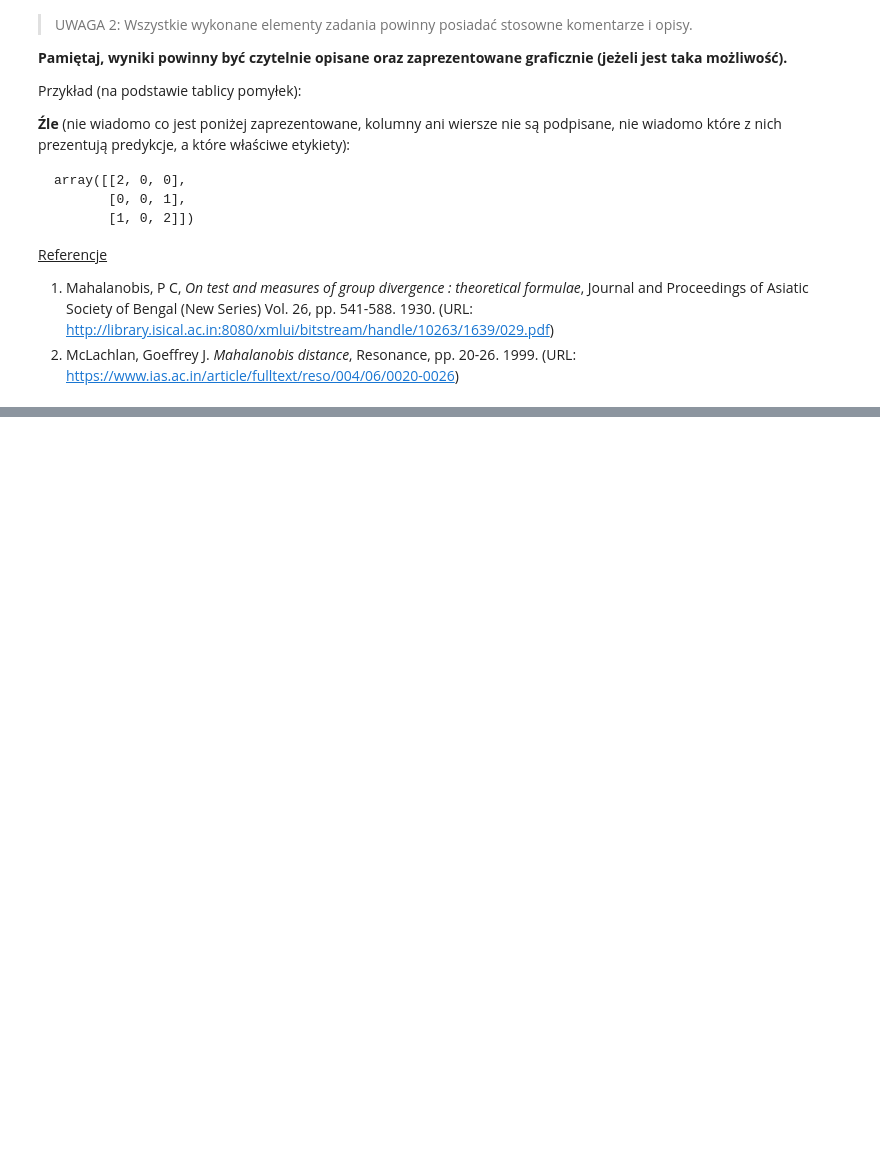
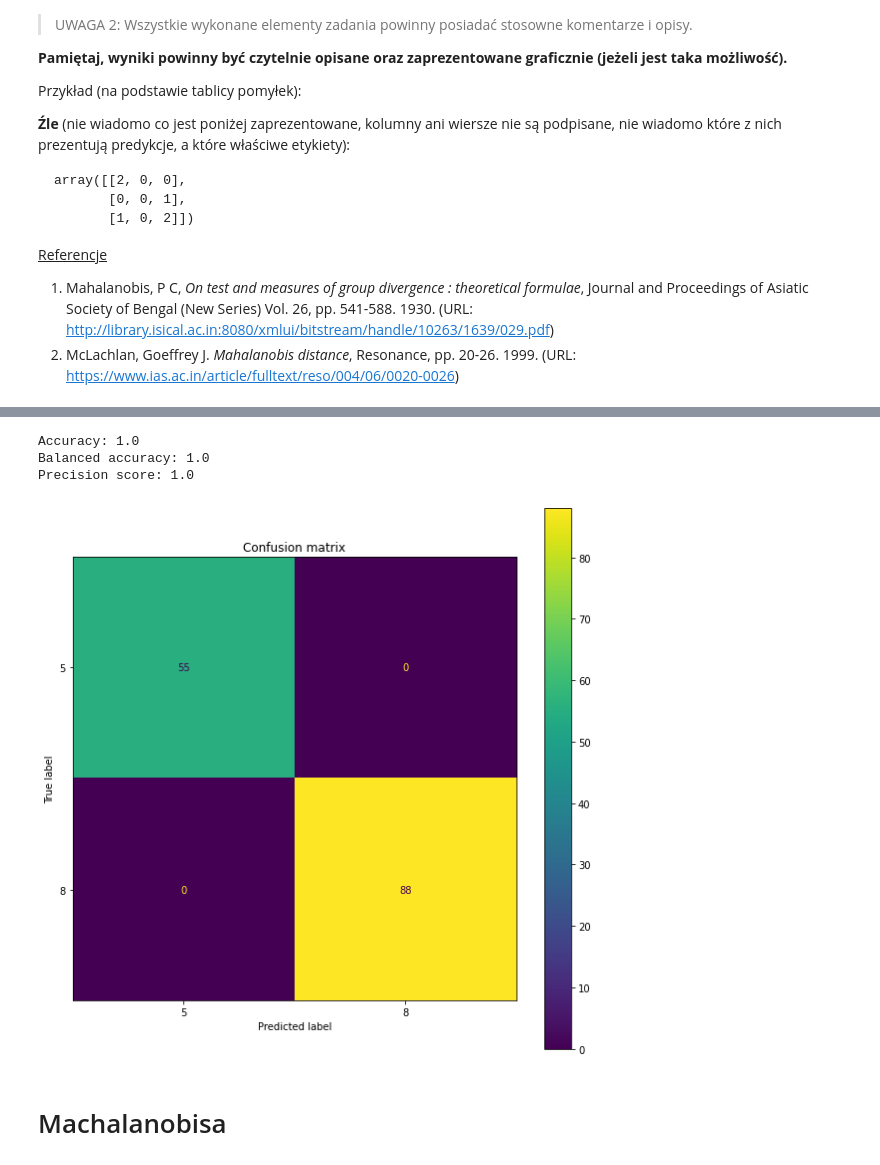
Before and after one commit to bmichas/SwAD, a Jupyter notebook: sad-Lab04/Lab04.ipynb, the cells around one changed output, grey strips where cells are left out. Cells and saved outputs as stored; diff of their text form; code cells hidden in the pictures; blank space fills up the shorter version.

```diff
--- a/sad-Lab04/Lab04.ipynb
+++ b/sad-Lab04/Lab04.ipynb
@@ -198,0 +191,23 @@ Accuracy:  1.0
+# %%
+cm = metrics.confusion_matrix(test_new[:,0], classified[:,0],labels=leaf_classes)
+disp = metrics.ConfusionMatrixDisplay(confusion_matrix=cm, display_labels=leaf_classes)
+disp.plot()
+plt.title('Confusion matrix')
+
+acc = metrics.accuracy_score(test_new[:,0], classified[:,0])
+bacc = metrics.balanced_accuracy_score(test_new[:,0], classified[:,0])
+ps = metrics.precision_score(test_new[:,0], classified[:,0], average='micro')
+
+# ACC = (TP+TN)/(P+N) => jest to wskaźnik, który informuje nas o poprawności klasyfikatora ile poprawnie pozytywnych próbek do całkowitej ilości próbek
+print('Accuracy:',acc)
+# BACC = (Sensitivity+Specificity)/2 => wykorzystuje się go głownie przy danych niezbalansowanych gdy jedna klasa występuje częściej niż pozostąłe
+print('Balanced accuracy:',bacc)
+# Precision = TP/(TP + FP) => liczy tylko ilość poprawnie sklasyfikowanych pozytywów
+print('Precision score:',ps)
+# %% [output]
+Accuracy: 1.0
+Balanced accuracy: 1.0
+Precision score: 1.0
+[figure, added]
+# %% [markdown]
+# Machalanobisa
```
Also changed, not shown: parts of 12 cells of this notebook.
